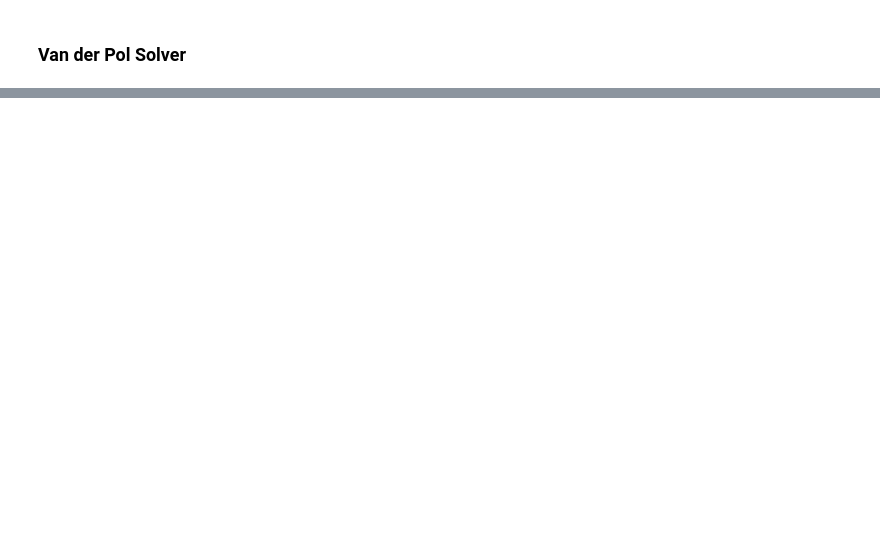
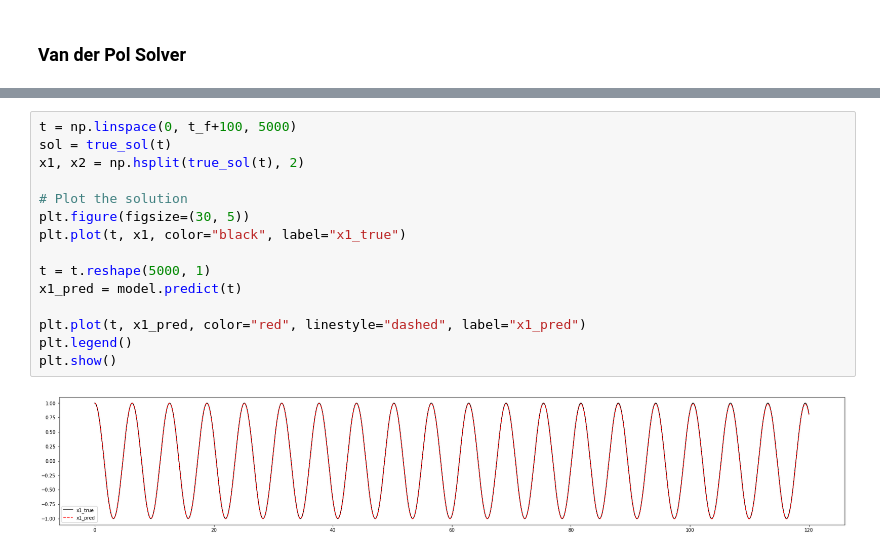
Before and after one commit to raihaan123/UROP-Notes, a Jupyter notebook: src/deepxde.ipynb, the cells around one changed output, grey strips where cells are left out. Saved outputs shown, nothing was run; the diff lists cells and outputs as text; blank space fills up the shorter version.

```diff
--- a/src/deepxde.ipynb
+++ b/src/deepxde.ipynb
@@ -120,0 +128,17 @@ Saving test data to /workspaces/UROP-Notes/src/test.dat ...
+# %%
+t = np.linspace(0, t_f+100, 5000)
+sol = true_sol(t)
+x1, x2 = np.hsplit(true_sol(t), 2)
+
+# Plot the solution
+plt.figure(figsize=(30, 5))
+plt.plot(t, x1, color="black", label="x1_true")
+
+t = t.reshape(5000, 1)
+x1_pred = model.predict(t)
+
+plt.plot(t, x1_pred, color="red", linestyle="dashed", label="x1_pred")
+plt.legend()
+plt.show()
+# %% [output]
+[figure, added]
```
Also changed, not shown: parts of 2 cells of this notebook, 3 other files.
